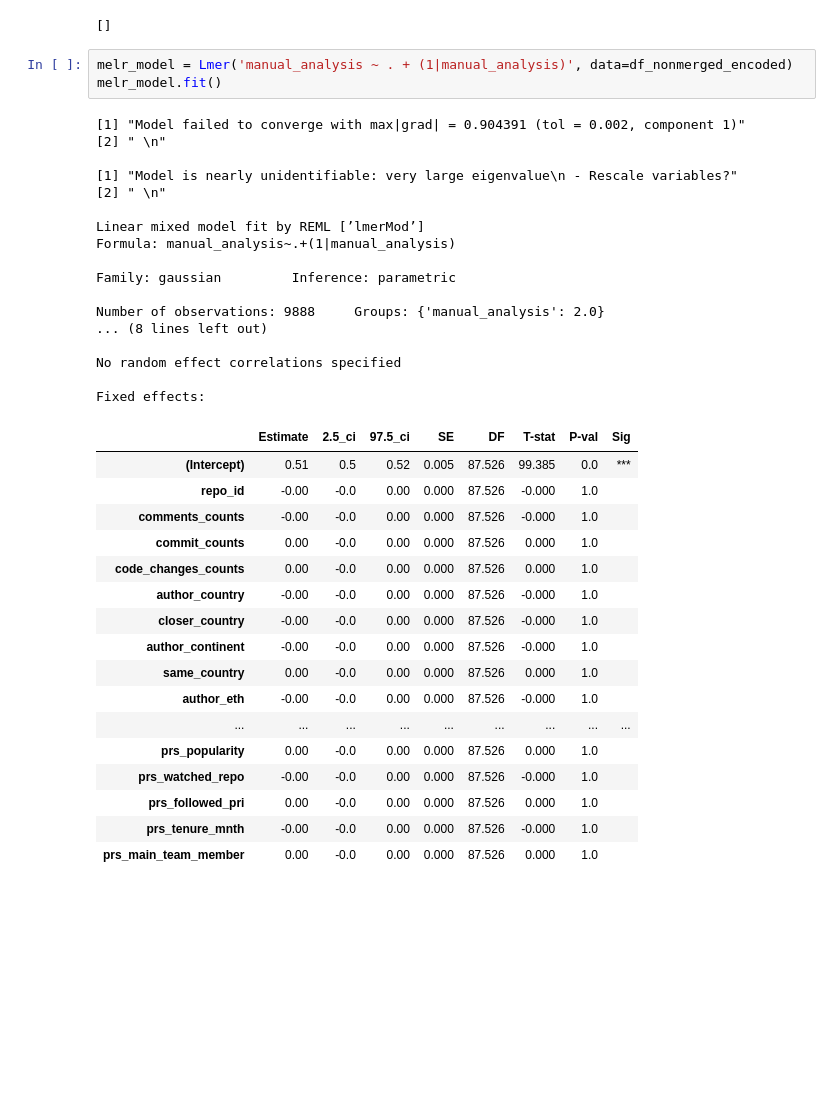
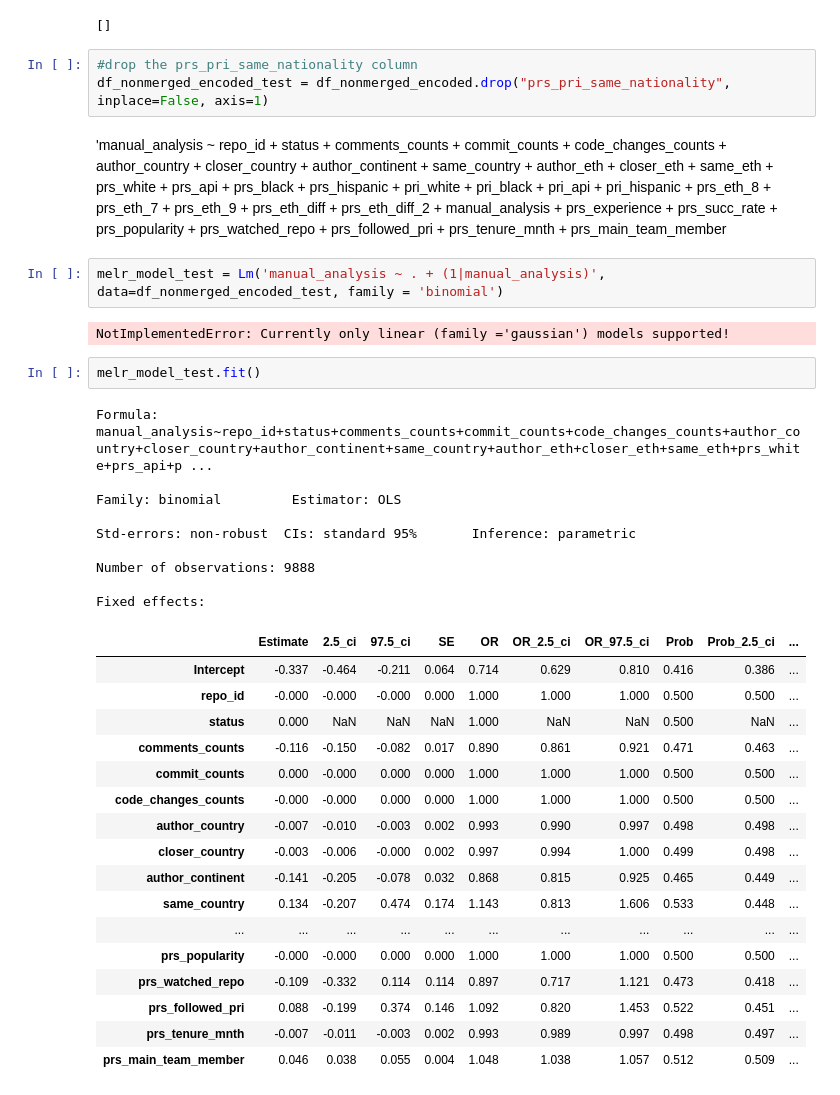
Before and after one commit to amirrshams/PR-comment-classifier, a Jupyter notebook: Ethnicity/comparing_model.ipynb, the cells around one changed output. Cells and saved outputs as stored; diff of their text form; blank space fills up the shorter version.

```diff
--- a/Ethnicity/comparing_model.ipynb
+++ b/Ethnicity/comparing_model.ipynb
@@ -612,44 +626,44 @@ rows_with_n_values = df_nonmerged_encoded[mask]
 columns_with_n_values
 # %% [output]
 []
-# %%
-melr_model = Lmer('manual_analysis ~ . + (1|manual_analysis)', data=df_nonmerged_encoded)
-melr_model.fit()
-# %% [output]
-[1] "Model failed to converge with max|grad| = 0.904391 (tol = 0.002, component 1)"
-[2] " \n"
-
-[1] "Model is nearly unidentifiable: very large eigenvalue\n - Rescale variables?"
-[2] " \n"
-
-Linear mixed model fit by REML [’lmerMod’]
-Formula: manual_analysis~.+(1|manual_analysis)
-
-Family: gaussian         Inference: parametric
-
-Number of observations: 9888     Groups: {'manual_analysis': 2.0}
-... (8 lines left out)
-
-No random effect correlations specified
-
-Fixed effects:
-|  | Estimate | 2.5_ci | 97.5_ci | SE | DF | T-stat | P-val | Sig |
-| (Intercept) | 0.51 | 0.5 | 0.52 | 0.005 | 87.526 | 99.385 | 0.0 | *** |
-| repo_id | -0.00 | -0.0 | 0.00 | 0.000 | 87.526 | -0.000 | 1.0 |  |
-| comments_counts | -0.00 | -0.0 | 0.00 | 0.000 | 87.526 | -0.000 | 1.0 |  |
-| commit_counts | 0.00 | -0.0 | 0.00 | 0.000 | 87.526 | 0.000 | 1.0 |  |
-| code_changes_counts | 0.00 | -0.0 | 0.00 | 0.000 | 87.526 | 0.000 | 1.0 |  |
-| author_country | -0.00 | -0.0 | 0.00 | 0.000 | 87.526 | -0.000 | 1.0 |  |
-| closer_country | -0.00 | -0.0 | 0.00 | 0.000 | 87.526 | -0.000 | 1.0 |  |
-| author_continent | -0.00 | -0.0 | 0.00 | 0.000 | 87.526 | -0.000 | 1.0 |  |
-| same_country | 0.00 | -0.0 | 0.00 | 0.000 | 87.526 | 0.000 | 1.0 |  |
-| author_eth | -0.00 | -0.0 | 0.00 | 0.000 | 87.526 | -0.000 | 1.0 |  |
-| ... | ... | ... | ... | ... | ... | ... | ... | ... |
-| prs_popularity | 0.00 | -0.0 | 0.00 | 0.000 | 87.526 | 0.000 | 1.0 |  |
-| prs_watched_repo | -0.00 | -0.0 | 0.00 | 0.000 | 87.526 | -0.000 | 1.0 |  |
-| prs_followed_pri | 0.00 | -0.0 | 0.00 | 0.000 | 87.526 | 0.000 | 1.0 |  |
-| prs_tenure_mnth | -0.00 | -0.0 | 0.00 | 0.000 | 87.526 | -0.000 | 1.0 |  |
-| prs_main_team_member | 0.00 | -0.0 | 0.00 | 0.000 | 87.526 | 0.000 | 1.0 |  |
+# %%
+#drop the prs_pri_same_nationality column
+df_nonmerged_encoded_test = df_nonmerged_encoded.drop("prs_pri_same_nationality", inplace=False, axis=1)
+# %% [markdown]
+'manual_analysis ~ repo_id + status + comments_counts + commit_counts + code_changes_counts + author_country + closer_country + author_continent + same_country + author_eth + closer_eth + same_eth + prs_white + prs_api + prs_black + prs_hispanic + pri_white + pri_black + pri_api + pri_hispanic + prs_eth_8 + prs_eth_7 + prs_eth_9 + prs_eth_diff + prs_eth_diff_2 + manual_analysis + prs_experience + prs_succ_rate + prs_popularity + prs_watched_repo + prs_followed_pri + prs_tenure_mnth + prs_main_team_member
+# %%
+melr_model_test = Lm('manual_analysis ~ . + (1|manual_analysis)', data=df_nonmerged_encoded_test, family = 'binomial')
+# %% [output]
+NotImplementedError: Currently only linear (family ='gaussian') models supported!
+# %%
+melr_model_test.fit()
+# %% [output]
+Formula: manual_analysis~repo_id+status+comments_counts+commit_counts+code_changes_counts+author_country+closer_country+author_continent+same_country+author_eth+closer_eth+same_eth+prs_white+prs_api+p ...
+
+Family: binomial         Estimator: OLS
+
+Std-errors: non-robust  CIs: standard 95%       Inference: parametric
+
+Number of observations: 9888
+
+Fixed effects:
+|  | Estimate | 2.5_ci | 97.5_ci | SE | OR | OR_2.5_ci | OR_97.5_ci | Prob | Prob_2.5_ci | ... |
+| Intercept | -0.337 | -0.464 | -0.211 | 0.064 | 0.714 | 0.629 | 0.810 | 0.416 | 0.386 | ... |
+| repo_id | -0.000 | -0.000 | -0.000 | 0.000 | 1.000 | 1.000 | 1.000 | 0.500 | 0.500 | ... |
+| status | 0.000 | NaN | NaN | NaN | 1.000 | NaN | NaN | 0.500 | NaN | ... |
+| comments_counts | -0.116 | -0.150 | -0.082 | 0.017 | 0.890 | 0.861 | 0.921 | 0.471 | 0.463 | ... |
+| commit_counts | 0.000 | -0.000 | 0.000 | 0.000 | 1.000 | 1.000 | 1.000 | 0.500 | 0.500 | ... |
+| code_changes_counts | -0.000 | -0.000 | 0.000 | 0.000 | 1.000 | 1.000 | 1.000 | 0.500 | 0.500 | ... |
+| author_country | -0.007 | -0.010 | -0.003 | 0.002 | 0.993 | 0.990 | 0.997 | 0.498 | 0.498 | ... |
+| closer_country | -0.003 | -0.006 | -0.000 | 0.002 | 0.997 | 0.994 | 1.000 | 0.499 | 0.498 | ... |
+| author_continent | -0.141 | -0.205 | -0.078 | 0.032 | 0.868 | 0.815 | 0.925 | 0.465 | 0.449 | ... |
+| same_country | 0.134 | -0.207 | 0.474 | 0.174 | 1.143 | 0.813 | 1.606 | 0.533 | 0.448 | ... |
+| ... | ... | ... | ... | ... | ... | ... | ... | ... | ... | ... |
+| prs_popularity | -0.000 | -0.000 | 0.000 | 0.000 | 1.000 | 1.000 | 1.000 | 0.500 | 0.500 | ... |
+| prs_watched_repo | -0.109 | -0.332 | 0.114 | 0.114 | 0.897 | 0.717 | 1.121 | 0.473 | 0.418 | ... |
+| prs_followed_pri | 0.088 | -0.199 | 0.374 | 0.146 | 1.092 | 0.820 | 1.453 | 0.522 | 0.451 | ... |
+| prs_tenure_mnth | -0.007 | -0.011 | -0.003 | 0.002 | 0.993 | 0.989 | 0.997 | 0.498 | 0.497 | ... |
+| prs_main_team_member | 0.046 | 0.038 | 0.055 | 0.004 | 1.048 | 1.038 | 1.057 | 0.512 | 0.509 | ... |
 # %%
 print(melr_model.summary())
 # %% [output]
```
Also changed, not shown: parts of 4 cells of this notebook, 1 other file.
